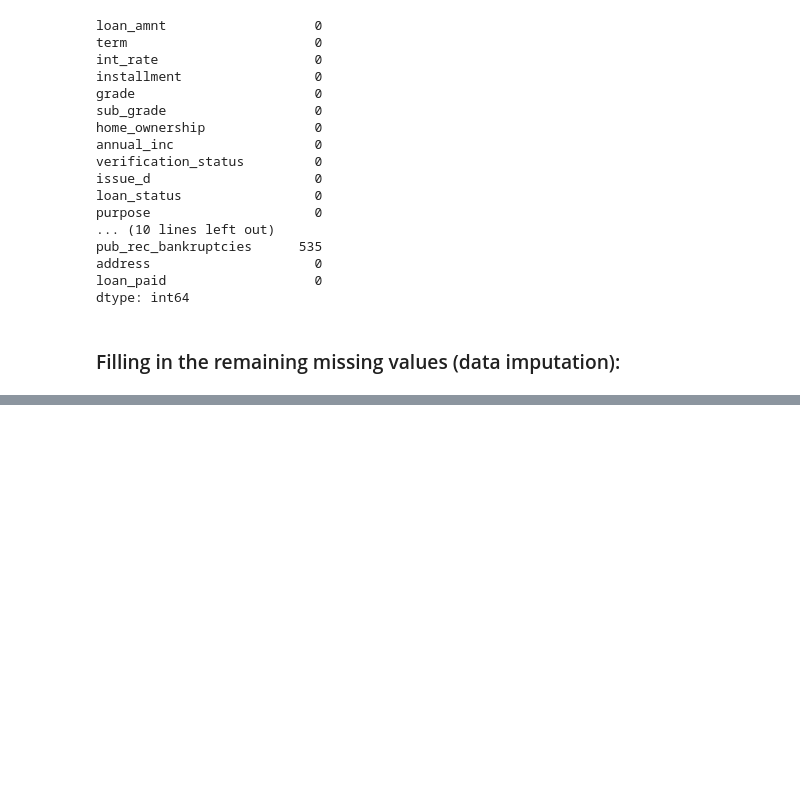
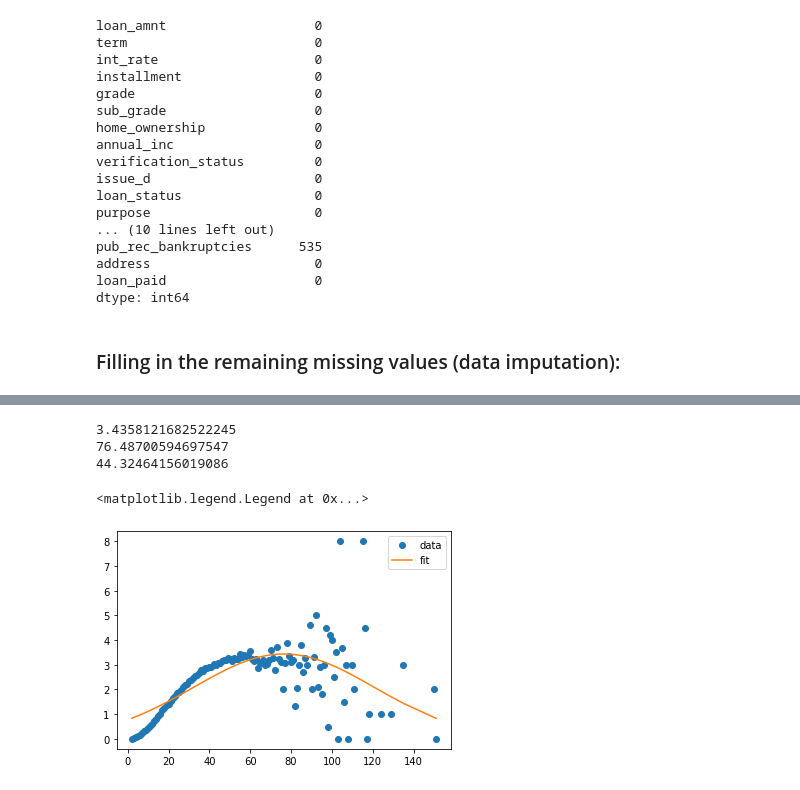
Before and after one commit to ShayanSafavi/ANN_Keras_TF2_Loan_Default, a Jupyter notebook: Keras-TF2-Loan-Default.ipynb, the cells around one changed output, grey strips where cells are left out. Saved outputs shown, nothing was run; the diff lists cells and outputs as text; code cells hidden in the pictures; blank space fills up the shorter version.

```diff
--- a/Keras-TF2-Loan-Default.ipynb
+++ b/Keras-TF2-Loan-Default.ipynb
@@ -683,0 +779,19 @@ dtype: int64
+# %%
+fit_A = parameters[0]
+fit_B = parameters[1]
+fit_C = parameters[2]
+print(fit_A)
+print(fit_B)
+print(fit_C)
+# %% [output]
+3.4358121682522245
+76.48700594697547
+44.32464156019086
+# %%
+fit_y = gaussian(xdata, fit_A, fit_B, fit_C)
+plt.plot(xdata, ydata, 'o', label='data')
+plt.plot(xdata, fit_y, '-', label='fit')
+plt.legend()
+# %% [output]
+<matplotlib.legend.Legend at 0x...>
+[figure, added]
```
Also changed, not shown: parts of 44 cells of this notebook.
